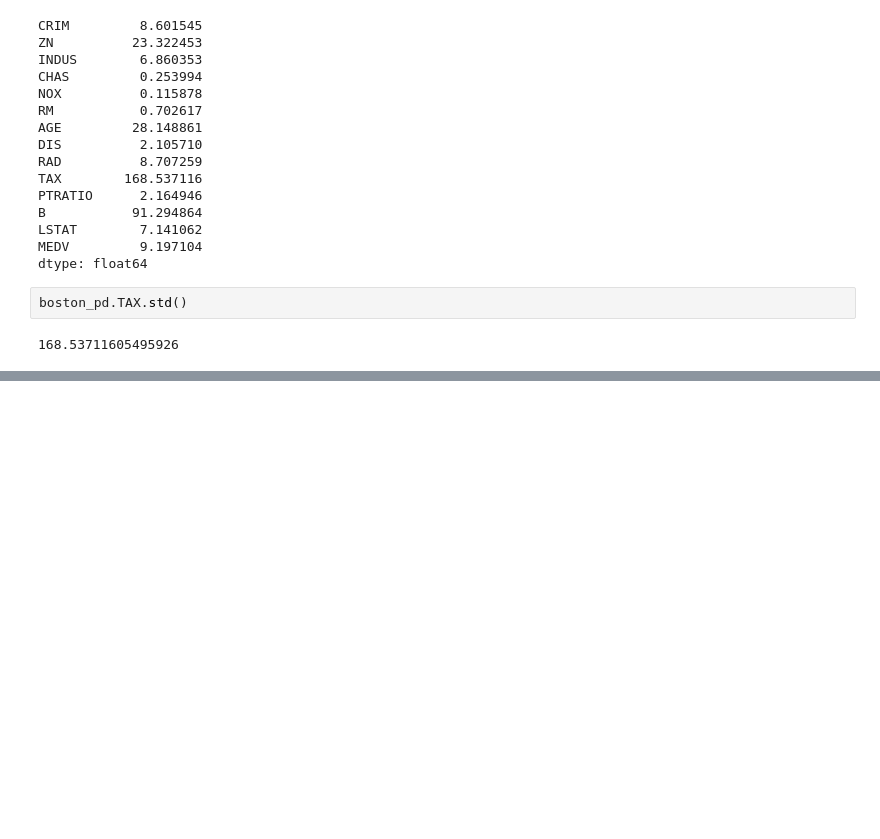
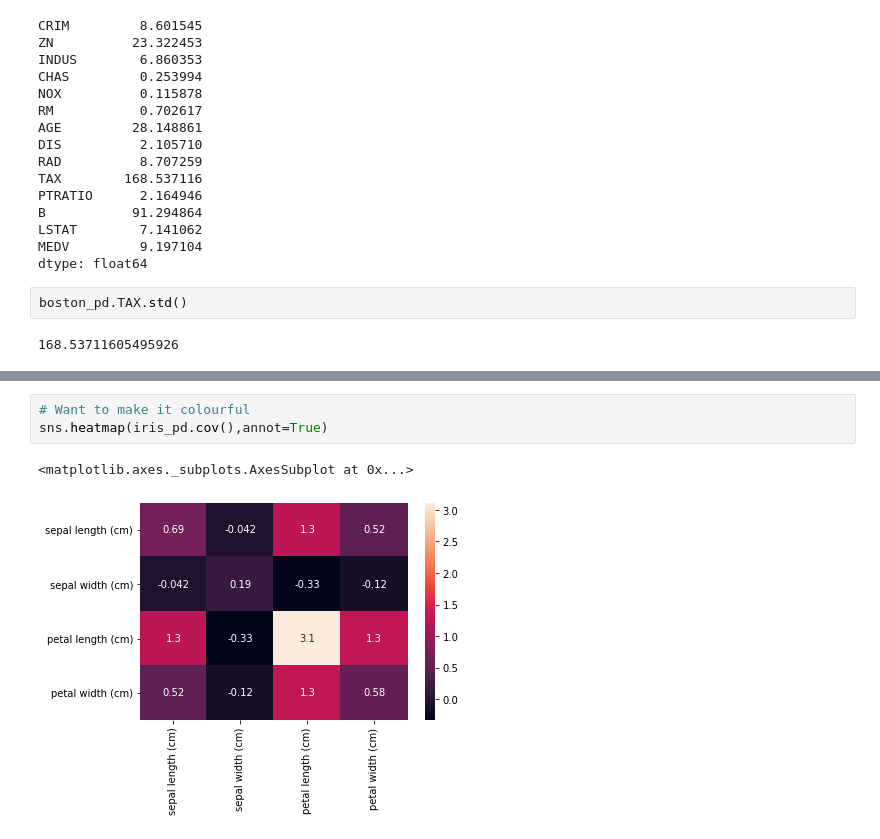
Before and after one commit to sandipanpaul21/Machine-Learning-in-Python-Code, a Jupyter notebook: 02_Univariate_Analysis.ipynb, the cells around one changed output, grey strips where cells are left out. Drawn from its saved outputs; the diff is of its cells as text; blank space fills up the shorter version.

```diff
--- a/02_Univariate_Analysis.ipynb
+++ b/02_Univariate_Analysis.ipynb
@@ -385,0 +393,6 @@ iris_pd.cov()
+# %%
+# Want to make it colourful
+sns.heatmap(iris_pd.cov(),annot=True)
+# %% [output]
+<matplotlib.axes._subplots.AxesSubplot at 0x...>
+[figure, added]
```
Also changed, not shown: parts of 24 cells of this notebook.
